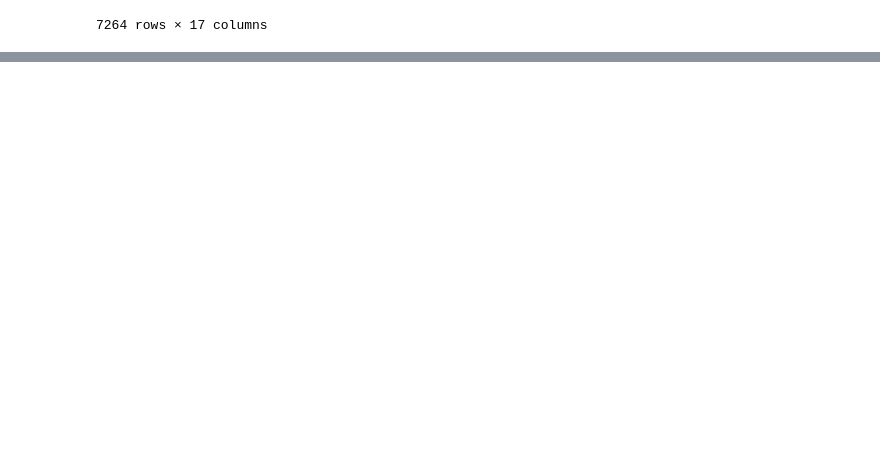
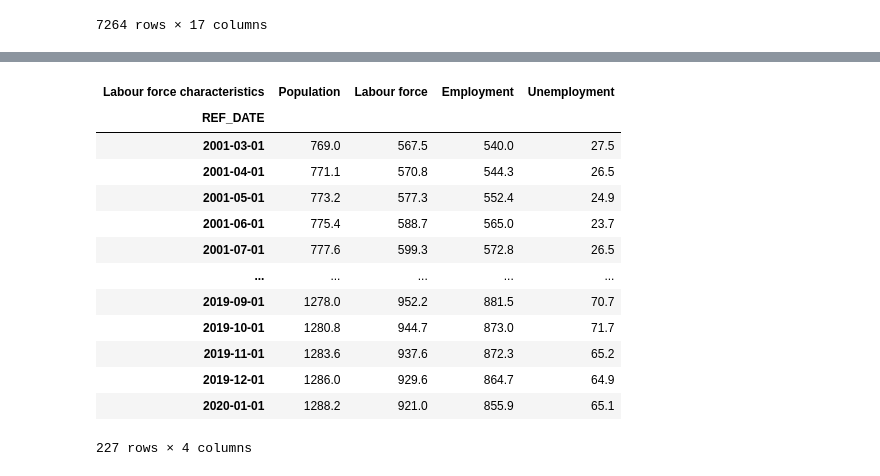
Before and after one commit to doublebigmak/housing_stats, a Jupyter notebook: cal_labour_mkt.ipynb, the cells around one changed output, grey strips where cells are left out. Cells and saved outputs as stored; diff of their text form; code cells hidden in the pictures; blank space fills up the shorter version.

```diff
--- a/cal_labour_mkt.ipynb
+++ b/cal_labour_mkt.ipynb
@@ -50,0 +93,20 @@ calgary
+# %%
+cal_unadj = cal_est[(cal_est['UOM']=='Persons') & (cal_est['Data type']=='Unadjusted')]
+# %%
+cal_pivot = cal_unadj.pivot(index='REF_DATE', columns = 'Labour force characteristics',values ='VALUE')
+cal_pivot
+# %% [output]
+| Labour force characteristics | Population | Labour force | Employment | Unemployment |
+| REF_DATE |  |  |  |  |
+| 2001-03-01 | 769.0 | 567.5 | 540.0 | 27.5 |
+| 2001-04-01 | 771.1 | 570.8 | 544.3 | 26.5 |
+| 2001-05-01 | 773.2 | 577.3 | 552.4 | 24.9 |
+| 2001-06-01 | 775.4 | 588.7 | 565.0 | 23.7 |
+| 2001-07-01 | 777.6 | 599.3 | 572.8 | 26.5 |
+| ... | ... | ... | ... | ... |
+| 2019-09-01 | 1278.0 | 952.2 | 881.5 | 70.7 |
+| 2019-10-01 | 1280.8 | 944.7 | 873.0 | 71.7 |
+| 2019-11-01 | 1283.6 | 937.6 | 872.3 | 65.2 |
+| 2019-12-01 | 1286.0 | 929.6 | 864.7 | 64.9 |
+| 2020-01-01 | 1288.2 | 921.0 | 855.9 | 65.1 |
+227 rows × 4 columns
```
Also changed, not shown: parts of 6 cells of this notebook.
